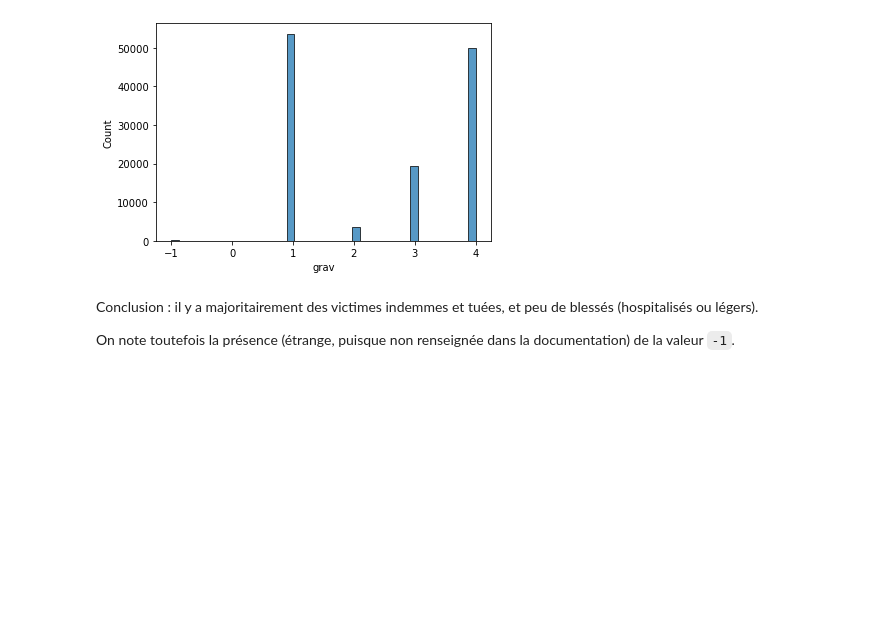
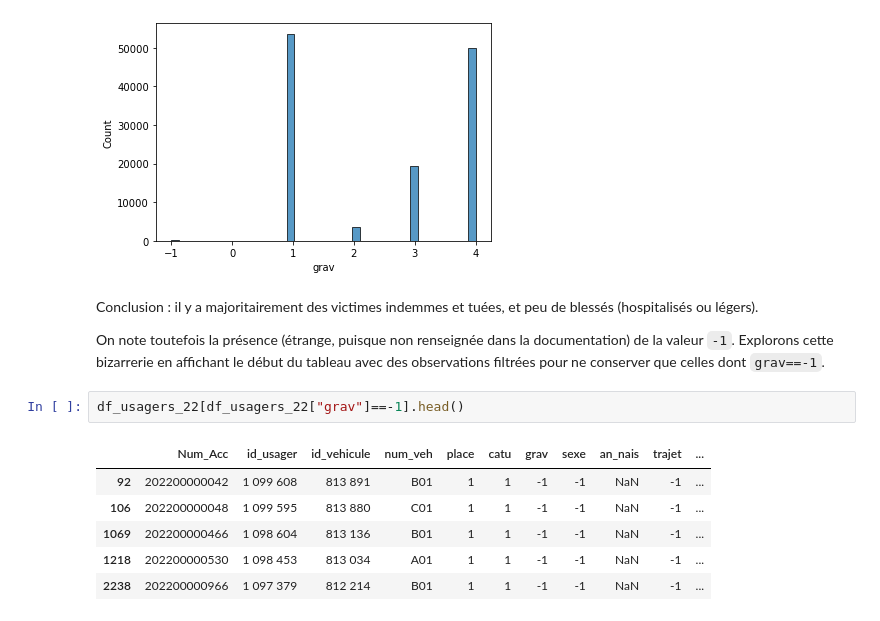
Before and after one commit to antoine-palazz/Projet_Python_ENSAE_2A, a Jupyter notebook: scripts/eda.ipynb, the cells around one changed output. Saved outputs shown, nothing was run; the diff lists cells and outputs as text; blank space fills up the shorter version.

```diff
--- a/scripts/eda.ipynb
+++ b/scripts/eda.ipynb
@@ -71,4 +80,13 @@ sns.histplot(data=df_usagers_22, x="grav")
 # %% [markdown]
 Conclusion : il y a majoritairement des victimes indemmes et tuées, et peu de blessés (hospitalisés ou légers).
 
-On note toutefois la présence (étrange, puisque non renseignée dans la documentation) de la valeur `-1`.
+On note toutefois la présence (étrange, puisque non renseignée dans la documentation) de la valeur `-1`. Explorons cette bizarrerie en affichant le début du tableau avec des observations filtrées pour ne conserver que celles dont `grav==-1`.
+# %%
+df_usagers_22[df_usagers_22["grav"]==-1].head()
+# %% [output]
+|  | Num_Acc | id_usager | id_vehicule | num_veh | place | catu | grav | sexe | an_nais | trajet | ... |
+| 92 | 202200000042 | 1 099 608 | 813 891 | B01 | 1 | 1 | -1 | -1 | NaN | -1 | ... |
+| 106 | 202200000048 | 1 099 595 | 813 880 | C01 | 1 | 1 | -1 | -1 | NaN | -1 | ... |
+| 1069 | 202200000466 | 1 098 604 | 813 136 | B01 | 1 | 1 | -1 | -1 | NaN | -1 | ... |
+| 1218 | 202200000530 | 1 098 453 | 813 034 | A01 | 1 | 1 | -1 | -1 | NaN | -1 | ... |
+| 2238 | 202200000966 | 1 097 379 | 812 214 | B01 | 1 | 1 | -1 | -1 | NaN | -1 | ... |
```
Also changed, not shown: parts of 6 cells of this notebook.
